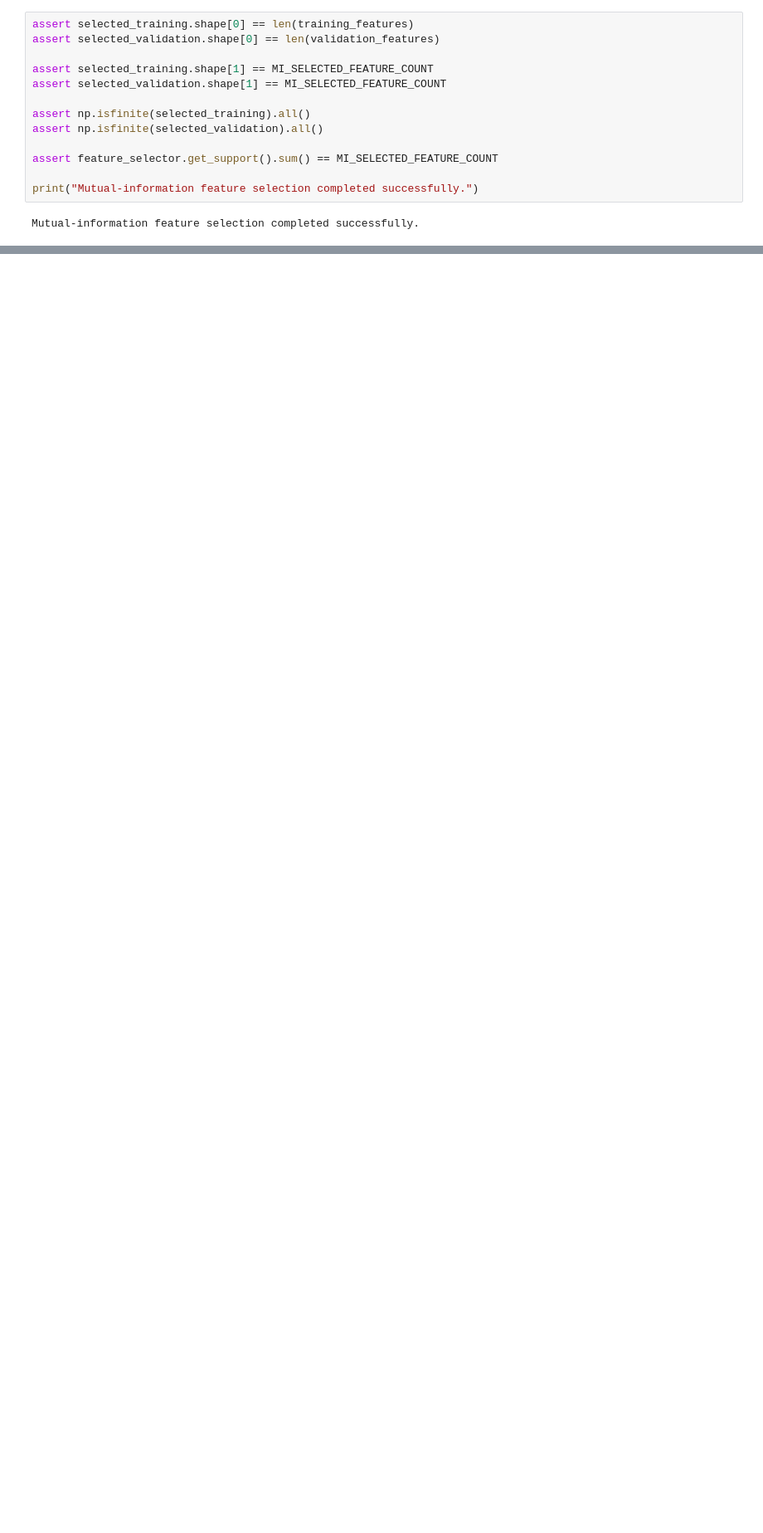
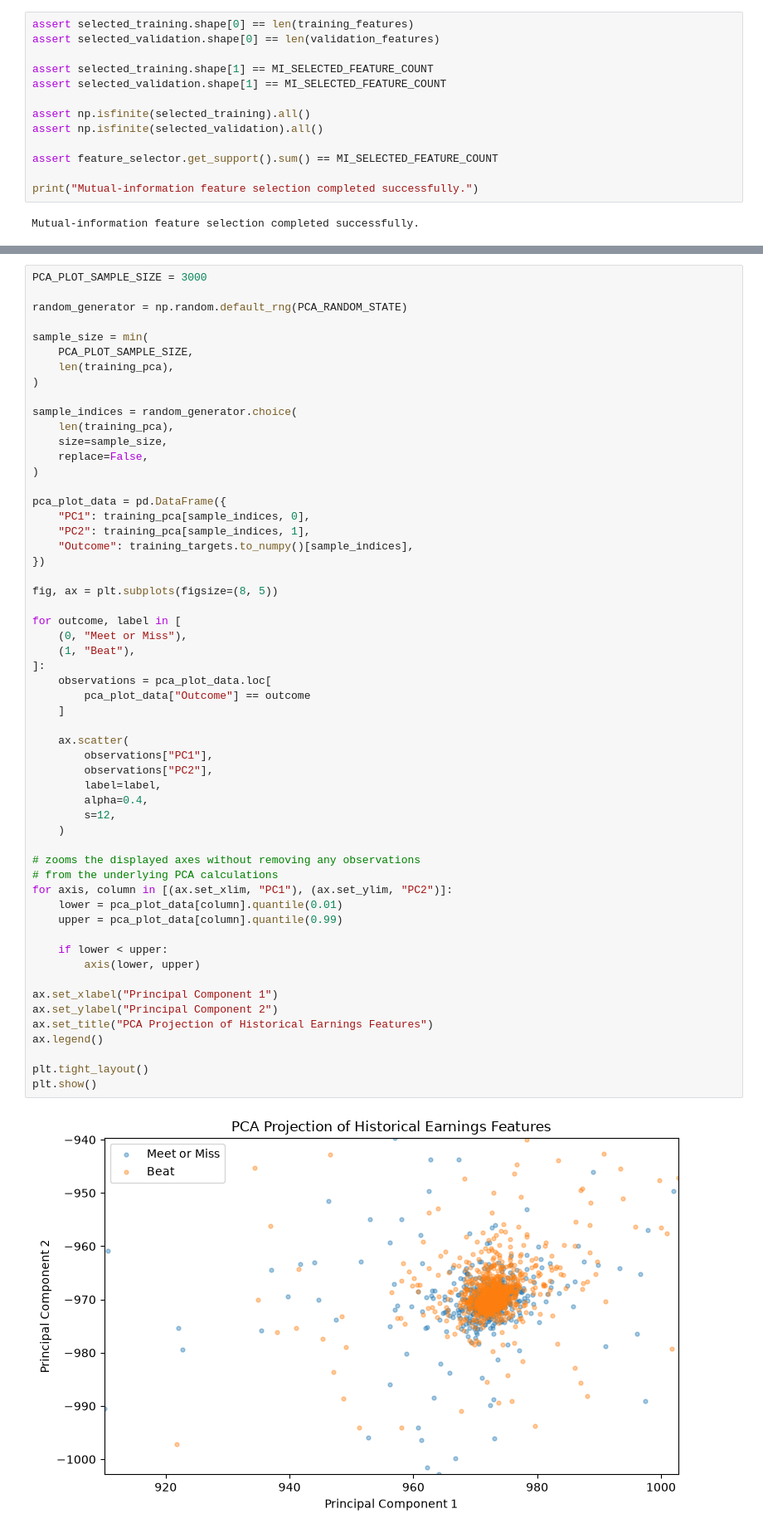
Before and after one commit to jordxnsenan/earnings-surprise-prediction, a Jupyter notebook: notebooks/01_data_preprocessing_eda.ipynb, the cells around one changed output, grey strips where cells are left out. Shown at 83% size. Drawn from its saved outputs; the diff is of its cells as text; blank space fills up the shorter version.

```diff
--- a/notebooks/01_data_preprocessing_eda.ipynb
+++ b/notebooks/01_data_preprocessing_eda.ipynb
@@ -1106,0 +1066,58 @@ Mutual-information feature selection completed successfully.
+# %%
+PCA_PLOT_SAMPLE_SIZE = 3000
+
+random_generator = np.random.default_rng(PCA_RANDOM_STATE)
+
+sample_size = min(
+    PCA_PLOT_SAMPLE_SIZE,
+    len(training_pca),
+)
+
+sample_indices = random_generator.choice(
+    len(training_pca),
+    size=sample_size,
+    replace=False,
+)
+
+pca_plot_data = pd.DataFrame({
+    "PC1": training_pca[sample_indices, 0],
+    "PC2": training_pca[sample_indices, 1],
+    "Outcome": training_targets.to_numpy()[sample_indices],
+})
+
+fig, ax = plt.subplots(figsize=(8, 5))
+
+for outcome, label in [
+    (0, "Meet or Miss"),
+    (1, "Beat"),
+]:
+    observations = pca_plot_data.loc[
+        pca_plot_data["Outcome"] == outcome
+    ]
+
+    ax.scatter(
+        observations["PC1"],
+        observations["PC2"],
+        label=label,
+        alpha=0.4,
+        s=12,
+    )
+
+# zooms the displayed axes without removing any observations
+# from the underlying PCA calculations
+for axis, column in [(ax.set_xlim, "PC1"), (ax.set_ylim, "PC2")]:
+    lower = pca_plot_data[column].quantile(0.01)
+    upper = pca_plot_data[column].quantile(0.99)
+
+    if lower < upper:
+        axis(lower, upper)
+
+ax.set_xlabel("Principal Component 1")
+ax.set_ylabel("Principal Component 2")
+ax.set_title("PCA Projection of Historical Earnings Features")
+ax.legend()
+
+plt.tight_layout()
+plt.show()
+# %% [output]
+[figure, added]
```
Also changed, not shown: parts of 35 cells of this notebook.
